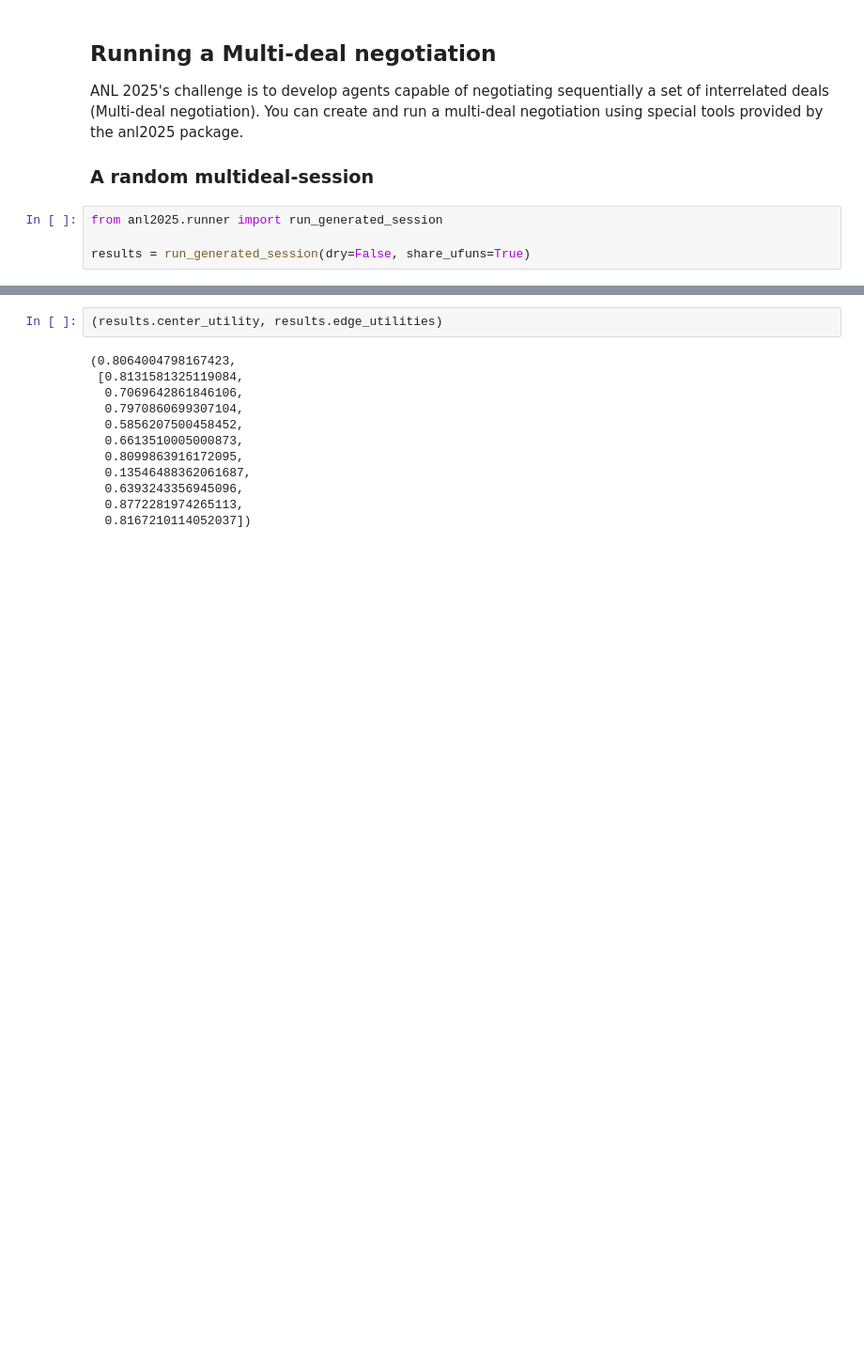
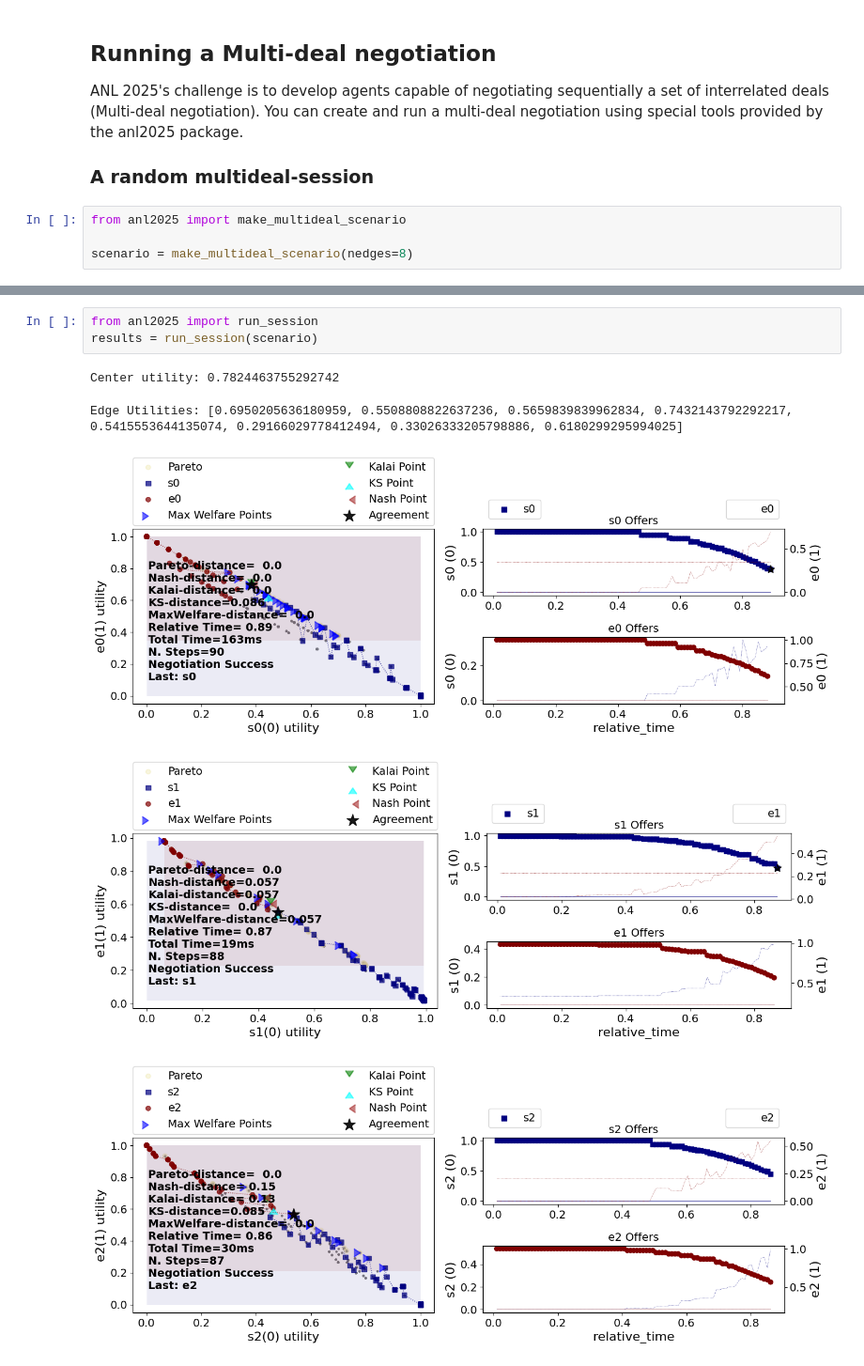
Before and after one commit to autoneg/anl2025, a Jupyter notebook: notebooks/tutorials/Tutorial_run_a_negotiation.ipynb, the cells around one changed output, grey strips where cells are left out. Shown at 94% size. Cells and saved outputs as stored; diff of their text form; blank space fills up the shorter version.

```diff
--- a/notebooks/tutorials/Tutorial_run_a_negotiation.ipynb
+++ b/notebooks/tutorials/Tutorial_run_a_negotiation.ipynb
@@ -109,6 +109,6 @@ ANL 2025's challenge is to develop agents capable of negotiating sequentially a
 
 ### A random multideal-session
 # %%
-from anl2025.runner import run_generated_session
+from anl2025 import make_multideal_scenario
 
-results = run_generated_session(dry=False, share_ufuns=True)
+scenario = make_multideal_scenario(nedges=8)
@@ -126,14 +133,10 @@ results = run_generated_session(dry=False, share_ufuns=True)
 # %%
-(results.center_utility, results.edge_utilities)
+from anl2025 import run_session
+results = run_session(scenario)
 # %% [output]
-(0.8064004798167423,
- [0.8131581325119084,
-  0.7069642861846106,
-  0.7970860699307104,
-  0.5856207500458452,
-  0.6613510005000873,
-  0.8099863916172095,
-  0.13546488362061687,
-  0.6393243356945096,
-  0.8772281974265113,
-  0.8167210114052037])
+Center utility: 0.7824463755292742
+Edge Utilities: [0.6950205636180959, 0.5508808822637236, 0.5659839839962834, 0.7432143792292217,
+0.5415553644135074, 0.29166029778412494, 0.33026333205798886, 0.6180299295994025]
+[figure, added]
+[figure, added]
+[figure, added]
```
Also changed, not shown: parts of 7 cells of this notebook, 8 other files.
